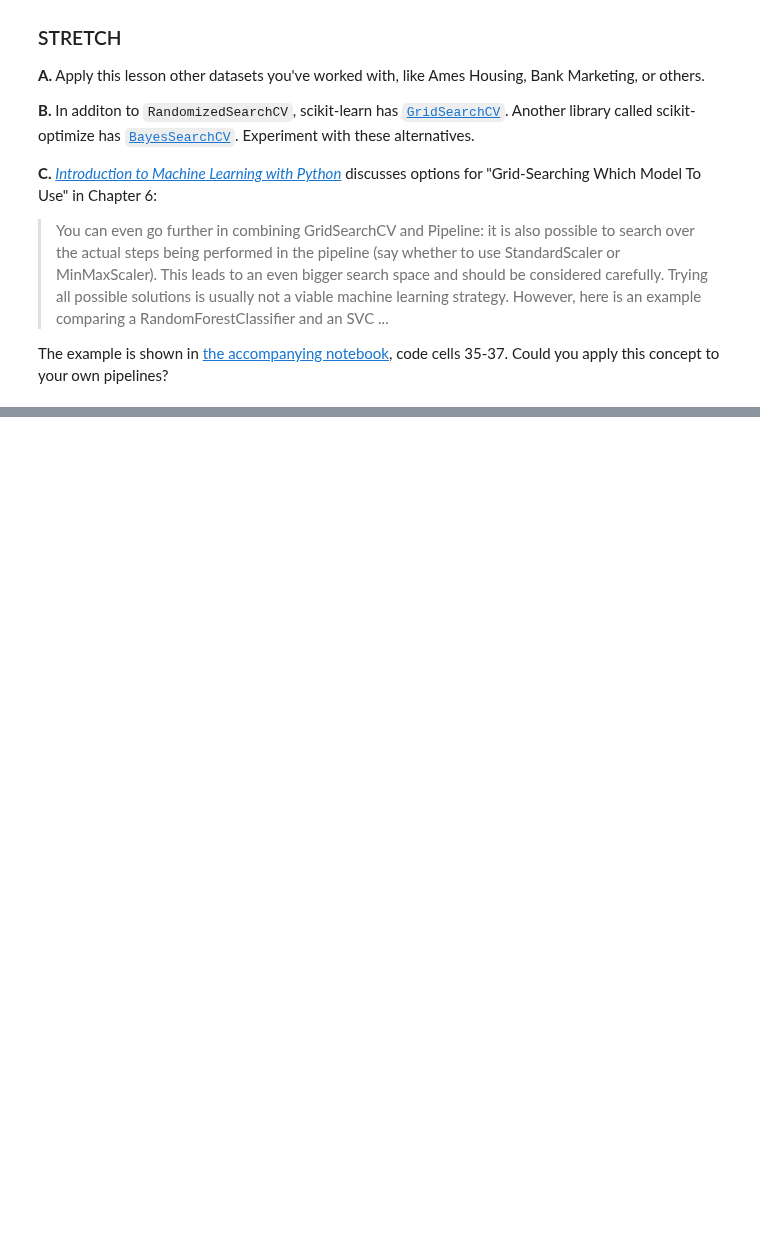
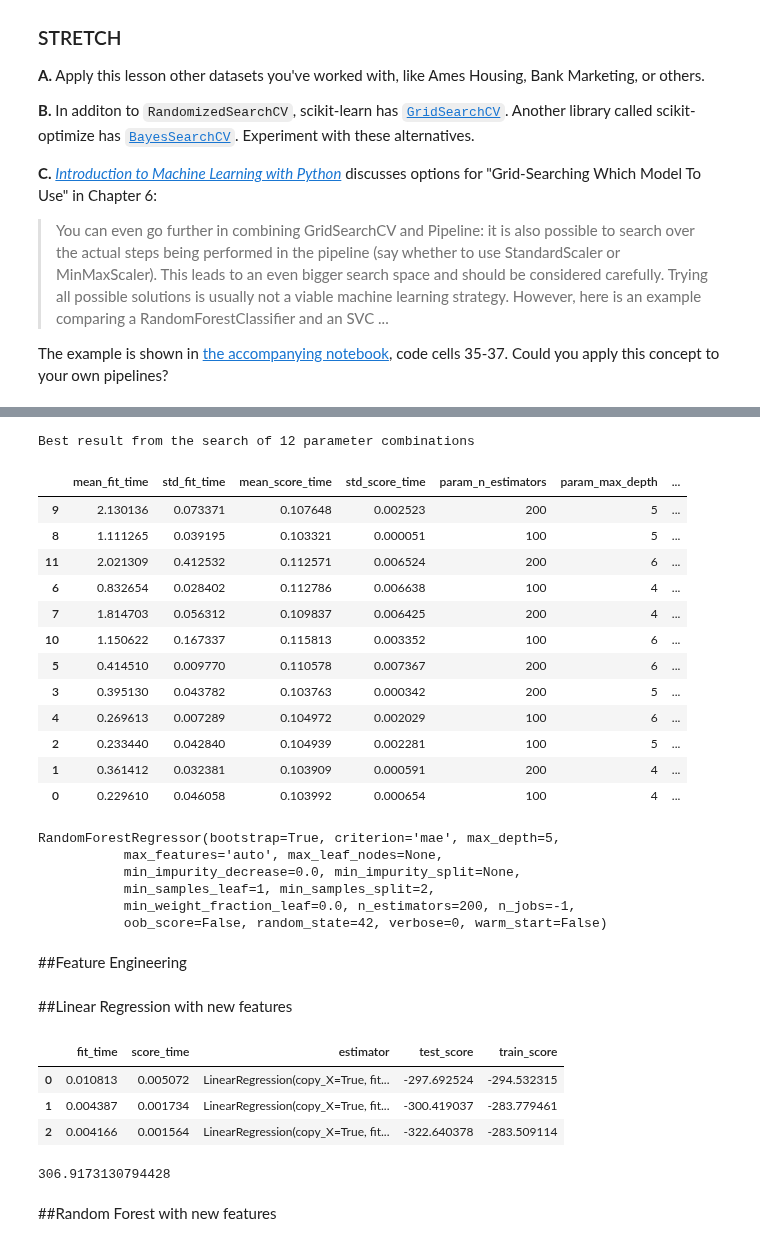
Before and after one commit to LambdaSchool/DS-Unit-2-Sprint-4-Practicing-Understanding, a Jupyter notebook: module1-hyperparameter-optimization/LS_DS_241_Hyperparameter_Optimization.ipynb, the cells around one changed output, grey strips where cells are left out. Saved outputs shown, nothing was run; the diff lists cells and outputs as text; code cells hidden in the pictures; blank space fills up the shorter version.

```diff
--- a/module1-hyperparameter-optimization/LS_DS_241_Hyperparameter_Optimization.ipynb
+++ b/module1-hyperparameter-optimization/LS_DS_241_Hyperparameter_Optimization.ipynb
@@ -567,0 +762,21 @@ The example is shown in [the accompanying notebook](https://github.com/amueller/
+# %%
+from sklearn.model_selection import RandomizedSearchCV
+
+# Give a param distribution
+param_distributions = {
+    'n_estimators': [100,200],
+    'max_depth': [4,5,6],
+    'criterion': ['mse', 'mae']
+}
+
+# Instantiate - model => param_dist=>
+r_gridsearch = RandomizedSearchCV(
+    RandomForestRegressor(n_jobs=-1, random_state=42),
+    param_distributions=param_distributions,
+    n_iter=12, # no. of param_distributions: 2*3*2
+    cv=3, scoring='neg_mean_absolute_error',
+    verbose=10, return_train_score=True,
+    n_jobs=-1
+)
+
+r_gridsearch.fit(X_train, y_train)
@@ -567,0 +805,32 @@ The example is shown in [the accompanying notebook](https://github.com/amueller/
+# %%
+results = pd.DataFrame(r_gridsearch.cv_results_)
+print(f'Best result from the search of {len(results)} parameter combinations')
+results.sort_values(by='rank_test_score')
+# %% [output]
+Best result from the search of 12 parameter combinations
+|  | mean_fit_time | std_fit_time | mean_score_time | std_score_time | param_n_estimators | param_max_depth | ... |
+| 9 | 2.130136 | 0.073371 | 0.107648 | 0.002523 | 200 | 5 | ... |
+| 8 | 1.111265 | 0.039195 | 0.103321 | 0.000051 | 100 | 5 | ... |
+| 11 | 2.021309 | 0.412532 | 0.112571 | 0.006524 | 200 | 6 | ... |
+| 6 | 0.832654 | 0.028402 | 0.112786 | 0.006638 | 100 | 4 | ... |
+| 7 | 1.814703 | 0.056312 | 0.109837 | 0.006425 | 200 | 4 | ... |
+| 10 | 1.150622 | 0.167337 | 0.115813 | 0.003352 | 100 | 6 | ... |
+| 5 | 0.414510 | 0.009770 | 0.110578 | 0.007367 | 200 | 6 | ... |
+| 3 | 0.395130 | 0.043782 | 0.103763 | 0.000342 | 200 | 5 | ... |
+| 4 | 0.269613 | 0.007289 | 0.104972 | 0.002029 | 100 | 6 | ... |
+| 2 | 0.233440 | 0.042840 | 0.104939 | 0.002281 | 100 | 5 | ... |
+| 1 | 0.361412 | 0.032381 | 0.103909 | 0.000591 | 200 | 4 | ... |
+| 0 | 0.229610 | 0.046058 | 0.103992 | 0.000654 | 100 | 4 | ... |
+# %%
+# Get the best estimator from the randomizedsearchcv
+
+r_gridsearch.best_estimator_
+# %% [output]
+RandomForestRegressor(bootstrap=True, criterion='mae', max_depth=5,
+           max_features='auto', max_leaf_nodes=None,
+           min_impurity_decrease=0.0, min_impurity_split=None,
+           min_samples_leaf=1, min_samples_split=2,
+           min_weight_fraction_leaf=0.0, n_estimators=200, n_jobs=-1,
+           oob_score=False, random_state=42, verbose=0, warm_start=False)
+# %% [markdown]
+##Feature Engineering
@@ -567,0 +896,20 @@ The example is shown in [the accompanying notebook](https://github.com/amueller/
+# %% [markdown]
+##Linear Regression with new features
+# %%
+scores = cross_validate(LinearRegression(), X_train, y_train,
+                       scoring='neg_mean_absolute_error', cv=3,
+                       return_train_score=True, return_estimator=True)
+
+pd.DataFrame(scores)
+# %% [output]
+|  | fit_time | score_time | estimator | test_score | train_score |
+| 0 | 0.010813 | 0.005072 | LinearRegression(copy_X=True, fit... | -297.692524 | -294.532315 |
+| 1 | 0.004387 | 0.001734 | LinearRegression(copy_X=True, fit... | -300.419037 | -283.779461 |
+| 2 | 0.004166 | 0.001564 | LinearRegression(copy_X=True, fit... | -322.640378 | -283.509114 |
+# %%
+# Score improves with the features added to the model
+-scores['test_score'].mean()
+# %% [output]
+306.9173130794428
+# %% [markdown]
+##Random Forest with new features
```
Also changed, not shown: parts of 39 cells of this notebook.
